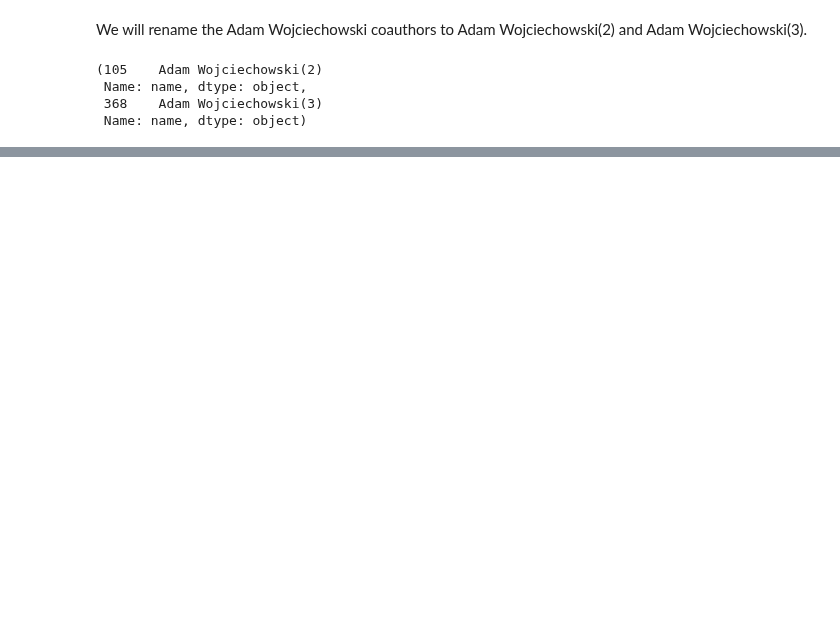
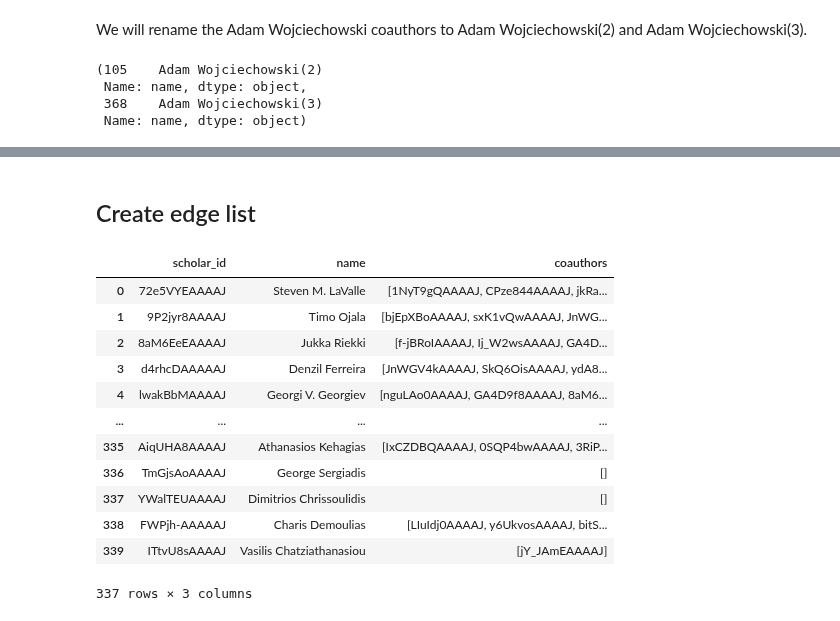
Before and after one commit to KyraStyl/gender_equality_observatory, a Jupyter notebook: web_scraping/stage11/scraping-stage-11.ipynb, the cells around one changed output, grey strips where cells are left out. Saved outputs shown, nothing was run; the diff lists cells and outputs as text; code cells hidden in the pictures; blank space fills up the shorter version.

```diff
--- a/web_scraping/stage11/scraping-stage-11.ipynb
+++ b/web_scraping/stage11/scraping-stage-11.ipynb
@@ -123,0 +130,21 @@ For both coauthors and authors we will only discard the coauthor list. Images ar
+# %%
+def format_interests(l):
+    return ' '.join(
+        list(
+            map(lambda x: x.replace(' ', '_'), l)
+        )
+    )
+
+def format_cites(d):
+    def format_item(kv):
+        return kv[0] + '-' + str(kv[1])
+
+    return ' '.join(
+        list(
+            map(format_item, d.items())
+        )
+    )
+# %%
+author_df['interests'] = author_df['interests'].map(format_interests)
+author_df['cites_per_year'] =  author_df['cites_per_year'].map(format_cites)
+author_df
@@ -123,0 +167,3 @@ For both coauthors and authors we will only discard the coauthor list. Images ar
+# %%
+author_df = author_df[~author_df['scholar_id'].duplicated()]
+author_df
@@ -123,0 +207,21 @@ For both coauthors and authors we will only discard the coauthor list. Images ar
+# %% [markdown]
+## Create edge list
+# %%
+author4edges = author_df[['scholar_id', 'name', 'coauthors']]
+coauthor4edges = coauthor_df[['scholar_id', 'name']]
+# %%
+author4edges
+# %% [output]
+|  | scholar_id | name | coauthors |
+| 0 | 72e5VYEAAAAJ | Steven M. LaValle | [1NyT9gQAAAAJ, CPze844AAAAJ, jkRa... |
+| 1 | 9P2jyr8AAAAJ | Timo Ojala | [bjEpXBoAAAAJ, sxK1vQwAAAAJ, JnWG... |
+| 2 | 8aM6EeEAAAAJ | Jukka Riekki | [f-jBRoIAAAAJ, Ij_W2wsAAAAJ, GA4D... |
+| 3 | d4rhcDAAAAAJ | Denzil Ferreira | [JnWGV4kAAAAJ, SkQ6OisAAAAJ, ydA8... |
+| 4 | lwakBbMAAAAJ | Georgi V. Georgiev | [nguLAo0AAAAJ, GA4D9f8AAAAJ, 8aM6... |
+| ... | ... | ... | ... |
+| 335 | AiqUHA8AAAAJ | Athanasios Kehagias | [IxCZDBQAAAAJ, 0SQP4bwAAAAJ, 3RiP... |
+| 336 | TmGjsAoAAAAJ | George Sergiadis | [] |
+| 337 | YWalTEUAAAAJ | Dimitrios Chrissoulidis | [] |
+| 338 | FWPjh-AAAAAJ | Charis Demoulias | [LIuIdj0AAAAJ, y6UkvosAAAAJ, bitS... |
+| 339 | ITtvU8sAAAAJ | Vasilis Chatziathanasiou | [jY_JAmEAAAAJ] |
+337 rows × 3 columns
```
Also changed, not shown: parts of 18 cells of this notebook, 5 other files.
